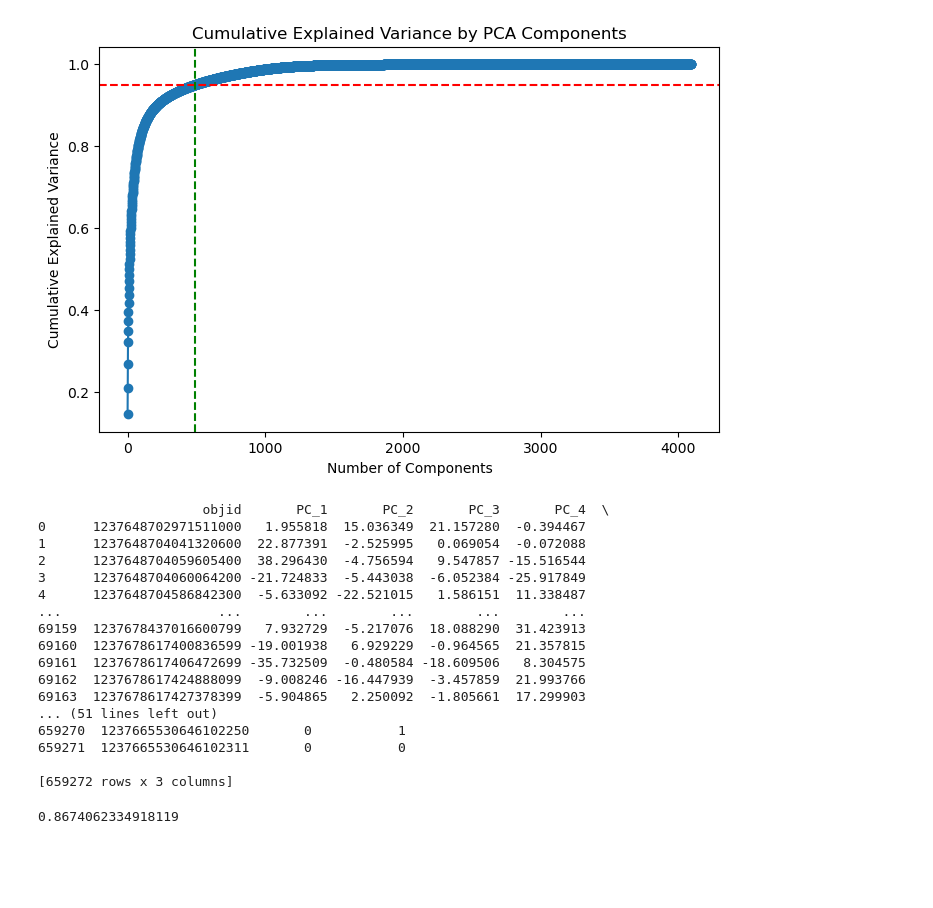
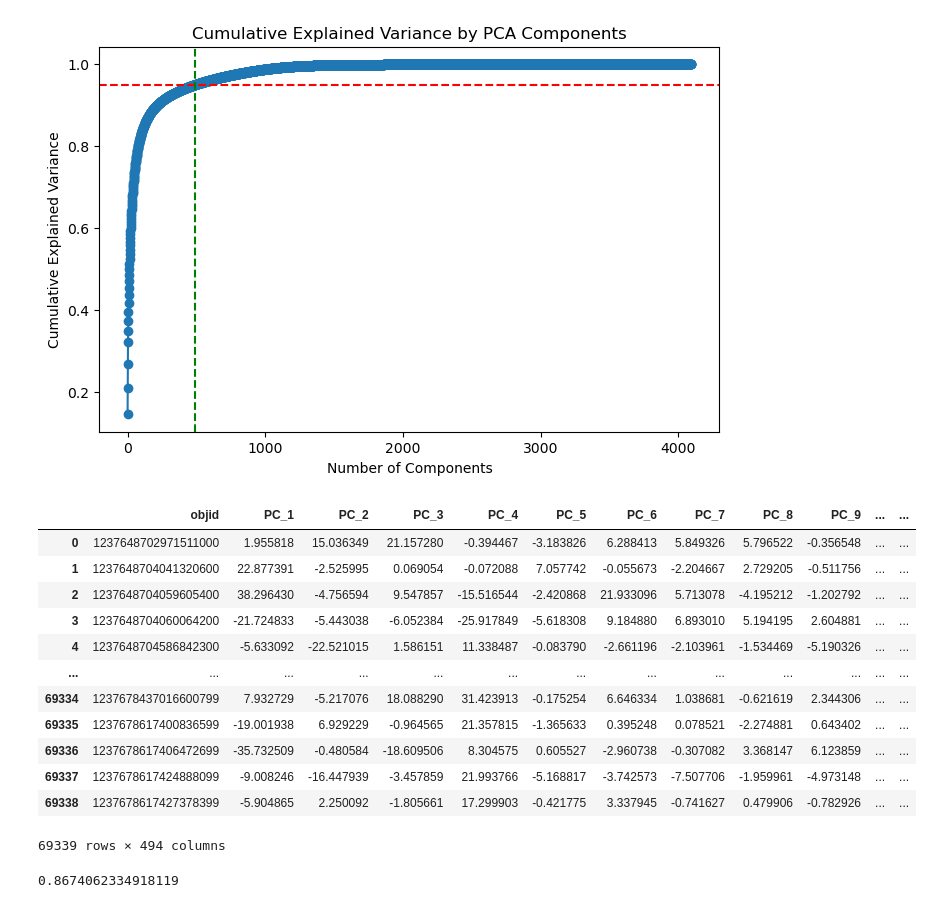
Before and after one commit to sergiomontillam-art/Class_Project, a Jupyter notebook: ML_notebook.ipynb, the cells around one changed output. Drawn from its saved outputs; the diff is of its cells as text; code cells hidden in the pictures; blank space fills up the shorter version.

```diff
--- a/ML_notebook.ipynb
+++ b/ML_notebook.ipynb
@@ -30,25 +30,21 @@ ML_mod.pca_plot()
 Number of components to retain 95% variance: 491
 [figure]
 # %%
-merged_df = ML_mod.concatenate_data()
+ML_mod.concatenate_data()
 # %% [output]
+|  | objid | PC_1 | PC_2 | PC_3 | PC_4 | PC_5 | PC_6 | PC_7 | PC_8 | PC_9 | ... | ... |
+| 0 | 1237648702971511000 | 1.955818 | 15.036349 | 21.157280 | -0.394467 | -3.183826 | 6.288413 | 5.849326 | 5.796522 | -0.356548 | ... | ... |
+| 1 | 1237648704041320600 | 22.877391 | -2.525995 | 0.069054 | -0.072088 | 7.057742 | -0.055673 | -2.204667 | 2.729205 | -0.511756 | ... | ... |
+| 2 | 1237648704059605400 | 38.296430 | -4.756594 | 9.547857 | -15.516544 | -2.420868 | 21.933096 | 5.713078 | -4.195212 | -1.202792 | ... | ... |
+| 3 | 1237648704060064200 | -21.724833 | -5.443038 | -6.052384 | -25.917849 | -5.618308 | 9.184880 | 6.893010 | 5.194195 | 2.604881 | ... | ... |
+| 4 | 1237648704586842300 | -5.633092 | -22.521015 | 1.586151 | 11.338487 | -0.083790 | -2.661196 | -2.103961 | -1.534469 | -5.190326 | ... | ... |
+| ... | ... | ... | ... | ... | ... | ... | ... | ... | ... | ... | ... | ... |
+| 69334 | 1237678437016600799 | 7.932729 | -5.217076 | 18.088290 | 31.423913 | -0.175254 | 6.646334 | 1.038681 | -0.621619 | 2.344306 | ... | ... |
+| 69335 | 1237678617400836599 | -19.001938 | 6.929229 | -0.964565 | 21.357815 | -1.365633 | 0.395248 | 0.078521 | -2.274881 | 0.643402 | ... | ... |
+| 69336 | 1237678617406472699 | -35.732509 | -0.480584 | -18.609506 | 8.304575 | 0.605527 | -2.960738 | -0.307082 | 3.368147 | 6.123859 | ... | ... |
+| 69337 | 1237678617424888099 | -9.008246 | -16.447939 | -3.457859 | 21.993766 | -5.168817 | -3.742573 | -7.507706 | -1.959961 | -4.973148 | ... | ... |
+| 69338 | 1237678617427378399 | -5.904865 | 2.250092 | -1.805661 | 17.299903 | -0.421775 | 3.337945 | -0.741627 | 0.479906 | -0.782926 | ... | ... |
-                     objid       PC_1       PC_2       PC_3       PC_4  \
-0      1237648702971511000   1.955818  15.036349  21.157280  -0.394467
-1      1237648704041320600  22.877391  -2.525995   0.069054  -0.072088
-2      1237648704059605400  38.296430  -4.756594   9.547857 -15.516544
-3      1237648704060064200 -21.724833  -5.443038  -6.052384 -25.917849
-4      1237648704586842300  -5.633092 -22.521015   1.586151  11.338487
-...                    ...        ...        ...        ...        ...
-69159  1237678437016600799   7.932729  -5.217076  18.088290  31.423913
-69160  1237678617400836599 -19.001938   6.929229  -0.964565  21.357815
-69161  1237678617406472699 -35.732509  -0.480584 -18.609506   8.304575
-69162  1237678617424888099  -9.008246 -16.447939  -3.457859  21.993766
-69163  1237678617427378399  -5.904865   2.250092  -1.805661  17.299903
-... (51 lines left out)
-659270  1237665530646102250       0           1
-659271  1237665530646102311       0           0
-
-[659272 rows x 3 columns]
+69339 rows × 494 columns
 # %%
 ML_mod.custom_LinearSVC()
 # %% [output]
```
Also changed, not shown: 2 other files.
